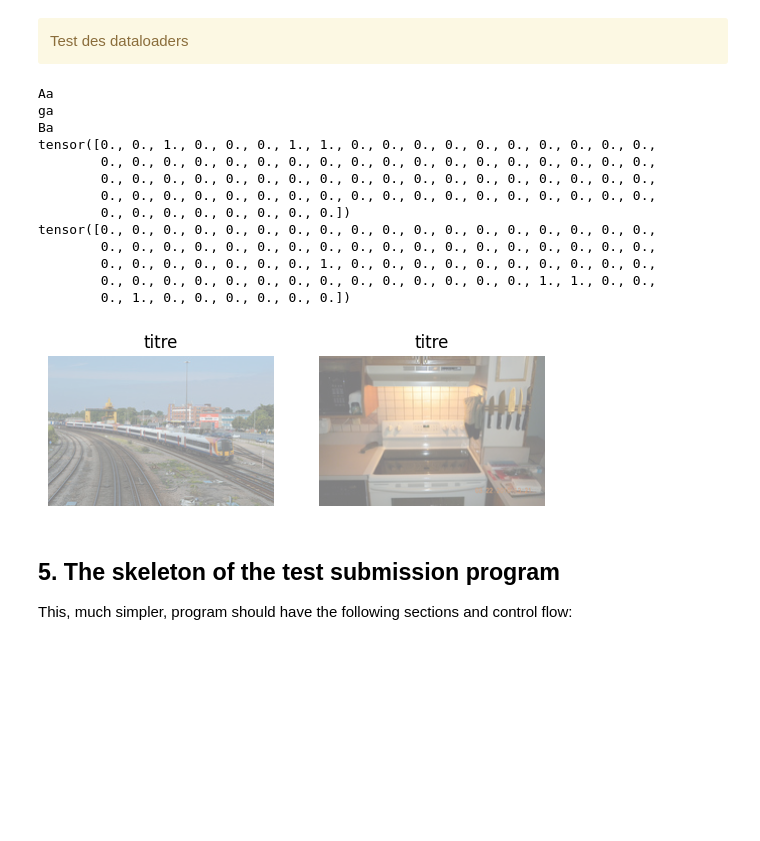
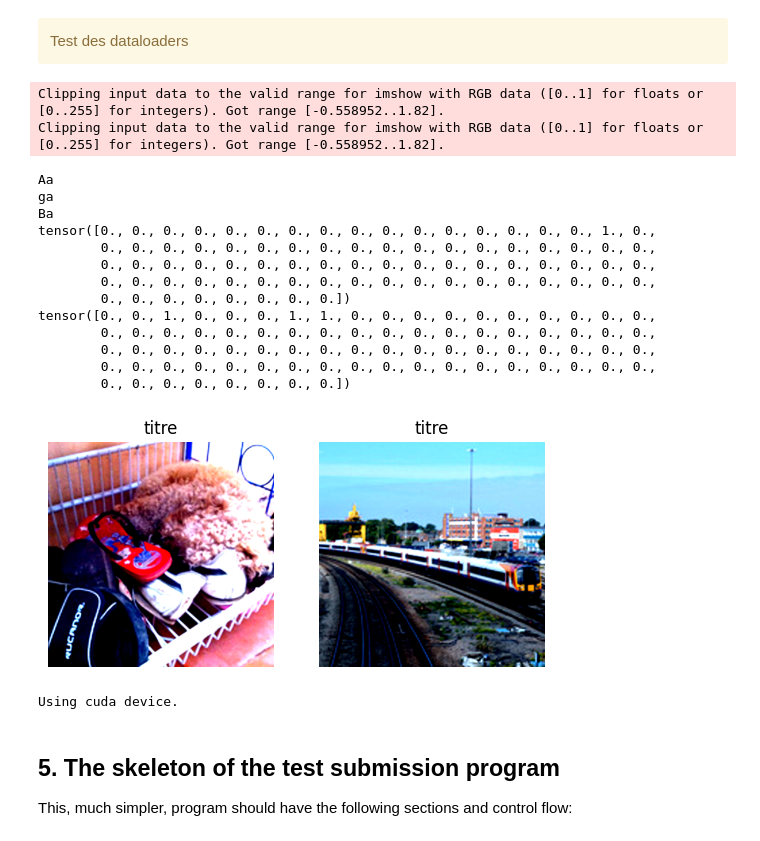
Before and after one commit to Guewenhtbs/Challenge-IAV, a Jupyter notebook: The MS COCO classification challenge.ipynb, the cells around one changed output. Saved outputs shown, nothing was run; the diff lists cells and outputs as text; code cells hidden in the pictures; blank space fills up the shorter version.

Commit message:
Ajout du tranform associé au modèle

```diff
--- a/The MS COCO classification challenge.ipynb
+++ b/The MS COCO classification challenge.ipynb
@@ -321,6 +357,7 @@ summary(model, input_size=(1, 3, 224, 149))
 import numpy as np
 import matplotlib.pyplot as plt
 from torchvision import transforms
+from torchvision.models import RegNet_Y_16GF_Weights
 
 def imshow(ax, img, title):
     img = img / 2 + 0.5 # unnormalize
@@ -342,53 +379,57 @@ minibatch_size = 2
 
 # data directories initialization
 train_dir = "./ms-coco/images/train-resized"
 annotation_dir = "./ms-coco/labels/train"
-test_dir = "./ms-coco/ms-coco/images/test_resized"
+test_dir = "./ms-coco/images/test_resized"
 
 # instantiation of transforms, datasets and data loaders
 transforms = transform = transforms.Compose([
-    transforms.ToTensor(),   # Convertit PIL.Image en Tensor (C, H, W)
-    transforms.Resize((149,224))
+    RegNet_Y_16GF_Weights.IMAGENET1K_SWAG_E2E_V1.transforms()
+#    transforms.ToTensor(),   # Convertit PIL.Image en Tensor (C, H, W)
+#    transforms.Resize((140,140))
 ])
+
 trainDataset = COCOTrainImageDataset(train_dir,annotation_dir, transform=transform, max_images=20)
 test_set = COCOTestImageDataset(test_dir,transform=transform)
 print('Aa')
 # TIP : use torch.utils.data.random_split to split the training set into train and validation subsets
 generator = torch.Generator().manual_seed(42)
 val_set, train_set = torch.utils.data.random_split(trainDataset, [0.1,0.9], generator=generator)
 dataset_size = len(trainDataset)
 
 train_loader = torch.utils.data.DataLoader(train_set, batch_size=minibatch_size, shuffle=True, num_workers=0)
 print('ga')
 val_loader = torch.utils.data.DataLoader(val_set, batch_size=minibatch_size,shuffle=False, num_workers=0)
 test_loader = torch.utils.data.DataLoader(test_set, batch_size=minibatch_size,shuffle=False, num_workers=0)
 print('Ba')
 it = iter(train_loader) # create an iterator
 images, labels = next(it) # get the next mini-batch
 
 fig, ax = plt.subplots(1, minibatch_size) # create a 1 x 4 sub-plot
 
 for i, (img, label) in enumerate(zip(images, labels)):
     print(label)
     imshow(ax[i], img, 'titre')
 # %% [output]
-Aa
-ga
-Ba
-tensor([0., 0., 1., 0., 0., 0., 1., 1., 0., 0., 0., 0., 0., 0., 0., 0., 0., 0.,
-        0., 0., 0., 0., 0., 0., 0., 0., 0., 0., 0., 0., 0., 0., 0., 0., 0., 0.,
-        0., 0., 0., 0., 0., 0., 0., 0., 0., 0., 0., 0., 0., 0., 0., 0., 0., 0.,
-        0., 0., 0., 0., 0., 0., 0., 0., 0., 0., 0., 0., 0., 0., 0., 0., 0., 0.,
-        0., 0., 0., 0., 0., 0., 0., 0.])
-tensor([0., 0., 0., 0., 0., 0., 0., 0., 0., 0., 0., 0., 0., 0., 0., 0., 0., 0.,
-        0., 0., 0., 0., 0., 0., 0., 0., 0., 0., 0., 0., 0., 0., 0., 0., 0., 0.,
-        0., 0., 0., 0., 0., 0., 0., 1., 0., 0., 0., 0., 0., 0., 0., 0., 0., 0.,
-        0., 0., 0., 0., 0., 0., 0., 0., 0., 0., 0., 0., 0., 0., 1., 1., 0., 0.,
-        0., 1., 0., 0., 0., 0., 0., 0.])
+Clipping input data to the valid range for imshow with RGB data ([0..1] for floats or [0..255] for integers). Got range [-0.558952..1.82].
+Clipping input data to the valid range for imshow with RGB data ([0..1] for floats or [0..255] for integers). Got range [-0.558952..1.82].
+Aa
+ga
+Ba
+tensor([0., 0., 0., 0., 0., 0., 0., 0., 0., 0., 0., 0., 0., 0., 0., 0., 1., 0.,
+        0., 0., 0., 0., 0., 0., 0., 0., 0., 0., 0., 0., 0., 0., 0., 0., 0., 0.,
+        0., 0., 0., 0., 0., 0., 0., 0., 0., 0., 0., 0., 0., 0., 0., 0., 0., 0.,
+        0., 0., 0., 0., 0., 0., 0., 0., 0., 0., 0., 0., 0., 0., 0., 0., 0., 0.,
+        0., 0., 0., 0., 0., 0., 0., 0.])
+tensor([0., 0., 1., 0., 0., 0., 1., 1., 0., 0., 0., 0., 0., 0., 0., 0., 0., 0.,
+        0., 0., 0., 0., 0., 0., 0., 0., 0., 0., 0., 0., 0., 0., 0., 0., 0., 0.,
+        0., 0., 0., 0., 0., 0., 0., 0., 0., 0., 0., 0., 0., 0., 0., 0., 0., 0.,
+        0., 0., 0., 0., 0., 0., 0., 0., 0., 0., 0., 0., 0., 0., 0., 0., 0., 0.,
+        0., 0., 0., 0., 0., 0., 0., 0.])
-[figure, old version]
+[figure, new version]
 # %%
 # import statements for python, torch and companion libraries and your own modules
-from torchvision.models import regnet_y_16gf, RegNet_Y_16GF_Weights.IMAGENET1K_SWAG_E2E_V1
+from torchvision.models import regnet_y_16gf, RegNet_Y_16GF_Weights
 from torch.utils.tensorboard import SummaryWriter
 # global variables defining training hyper-parameters among other things
 num_epoch =1
@@ -409,12 +450,12 @@ trainDataset = COCOTrainImageDataset(train_dir,annotation_dir)
 test_set = COCOTestImageDataset(test_dir)
 
 # TIP : use torch.utils.data.random_split to split the training set into train and validation subsets
-generator = torch.generator().manual_seed(42)
+generator = torch.Generator().manual_seed(42)
 val_set, train_set = torch.utils.data.random_split(trainDataset, [0.1,0.9], generator=generator)
 
 train_loader = torch.utils.data.DataLoader(train_set, batch_size=minibatch_size, shuffle=True, num_workers=4)
 val_loader = torch.utils.data.DataLoader(val_set, batch_size=minibatch_size,shuffle=False, num_workers=4)
-test_loader = torch.utils.data.DataLoader(v_set, batch_size=minibatch_size,shuffle=False, num_workers=4)
+test_loader = torch.utils.data.DataLoader(test_set, batch_size=minibatch_size,shuffle=False, num_workers=4)
 
 # class definitions
 
@@ -441,7 +482,7 @@ model.fc = torch.nn.Sequential(
 
 # instantiation of loss criterion
 
-criterion = nn.BCELoss() #Ajouter un sigmoid avant
+criterion = torch.nn.BCELoss() #Ajouter un sigmoid avant
 
 # instantiation of optimizer, registration of network parameters
 
@@ -470,6 +511,8 @@ for epoch in range(num_epoch) :
 #       save it, update current best metric
 
 # close tensorboard SummaryWriter if created (optional)
+# %% [output]
+Using cuda device.
 # %% [markdown]
 ## 5. The skeleton of the test submission program
 
```
Also changed, not shown: parts of 3 cells of this notebook, 2 other files.
